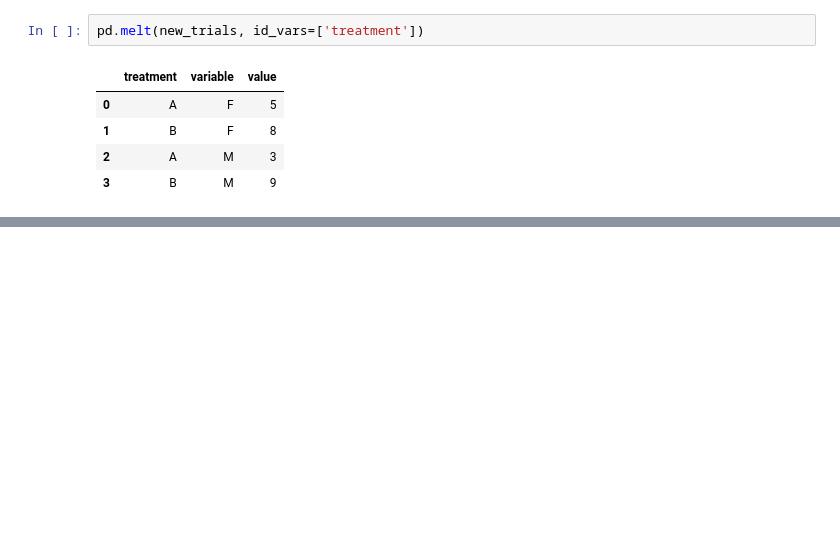
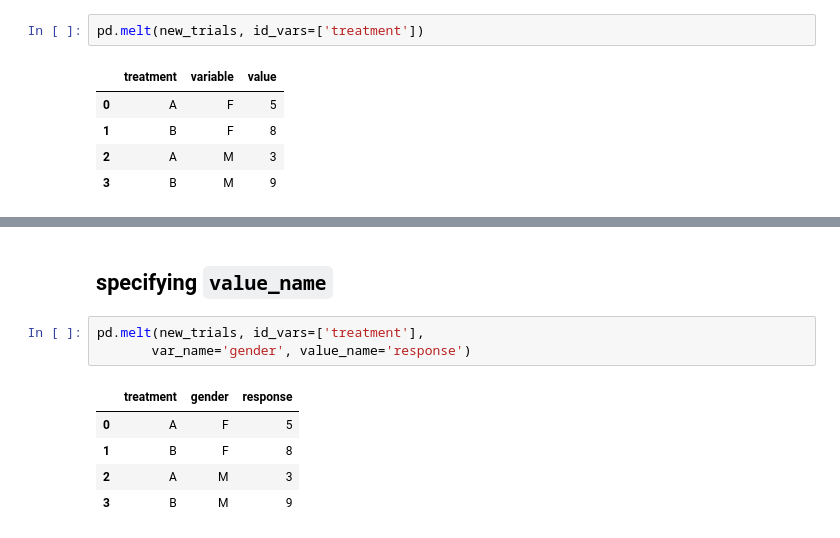
Before and after one commit to franksalas/datacamp, a Jupyter notebook: manipulating_DF_WPD/03Rearranging_and_reshaping_data.ipynb, the cells around one changed output, grey strips where cells are left out. Saved outputs shown, nothing was run; the diff lists cells and outputs as text; blank space fills up the shorter version.

```diff
--- a/manipulating_DF_WPD/03Rearranging_and_reshaping_data.ipynb
+++ b/manipulating_DF_WPD/03Rearranging_and_reshaping_data.ipynb
@@ -378,0 +389,11 @@ pd.melt(new_trials, id_vars=['treatment'])
+# %% [markdown]
+## specifying `value_name`
+# %%
+pd.melt(new_trials, id_vars=['treatment'],
+       var_name='gender', value_name='response')
+# %% [output]
+|  | treatment | gender | response |
+| 0 | A | F | 5 |
+| 1 | B | F | 8 |
+| 2 | A | M | 3 |
+| 3 | B | M | 9 |
```
Also changed, not shown: parts of 24 cells of this notebook, 2 other files.
